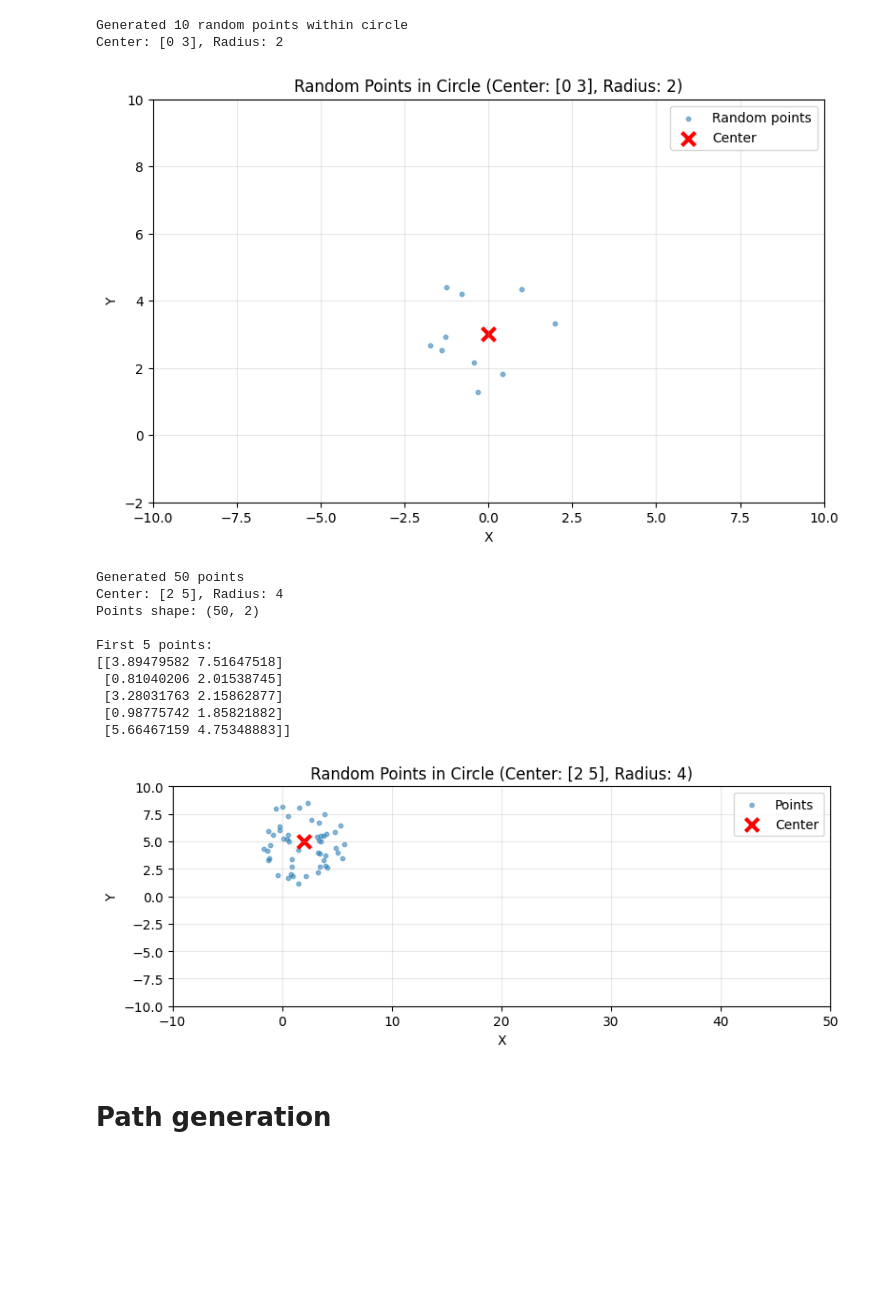
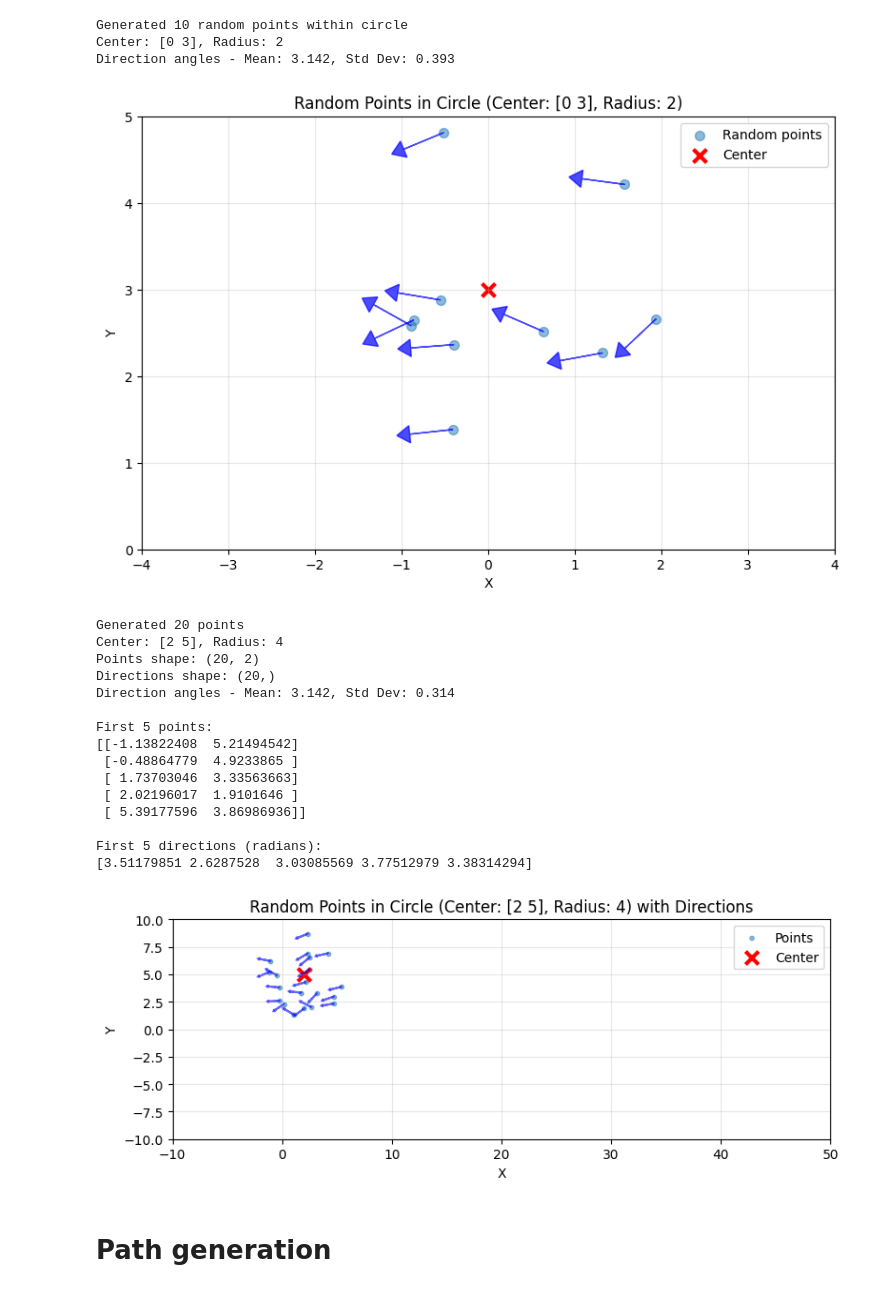
Before and after one commit to aldajo92/DockingAlgorithmEafit, a Jupyter notebook: Main.ipynb, the cells around one changed output. Drawn from its saved outputs; the diff is of its cells as text; code cells hidden in the pictures; blank space fills up the shorter version.

Commit message:
chore: added path based on [X,Y,theta]

```diff
--- a/Main.ipynb
+++ b/Main.ipynb
@@ -3,60 +3,76 @@ import numpy as np
 import matplotlib.pyplot as plt
 from scipy.interpolate import CubicSpline
 # %%
-
 size_points = 10
 media_point = np.array([0, 3])
 radius_point = 2
 
 # Generate random points uniformly distributed within a circle
-# Use polar coordinates: random radius and random angle
+# Use polar coordinates: random radius and random angle for POSITION only
 random_r = np.sqrt(np.random.uniform(0, 1, size_points)) * radius_point
-random_theta = np.random.uniform(0, 2 * np.pi, size_points)
+random_theta_position = np.random.uniform(0, 2 * np.pi, size_points)
 
 # Convert to Cartesian coordinates and add center offset
-random_x = media_point[0] + random_r * np.cos(random_theta)
-random_y = media_point[1] + random_r * np.sin(random_theta)
+random_x = media_point[0] + random_r * np.cos(random_theta_position)
+random_y = media_point[1] + random_r * np.sin(random_theta_position)
 
-# Combine into array of points
-random_points = np.column_stack((random_x, random_y))
+# Parameters for normal distribution of DIRECTION angles
+median_angle = np.pi  # Median angle (e.g., π = left direction)
+std_dev_angle = np.pi / 8  # Standard deviation (e.g., π/4 = 45 degrees)
+
+# Generate random theta values for DIRECTION using normal distribution
+random_theta = np.random.normal(median_angle, std_dev_angle, size_points)
+
+# Combine into array of points (x, y)
+random_points = np.column_stack((random_x, random_y, random_theta))
 
 print(f"Generated {size_points} random points within circle")
 print(f"Center: {media_point}, Radius: {radius_point}")
+print(f"Direction angles - Mean: {median_angle:.3f}, Std Dev: {std_dev_angle:.3f}")
 # %% [output]
 Generated 10 random points within circle
 Center: [0 3], Radius: 2
+Direction angles - Mean: 3.142, Std Dev: 0.393
 # %%
 # Control axis limits
-x_min, x_max = -10, 10
-y_min, y_max = -2, 10
+x_min, x_max = -4, 4
+y_min, y_max = -0, 5
 
 # Create figure and plot
 fig, ax = plt.subplots(figsize=(8, 8))
 
 # Plot random points
-ax.scatter(random_points[:, 0], random_points[:, 1], alpha=0.5, s=10, label='Random points')
+ax.scatter(random_points[:, 0], random_points[:, 1], alpha=0.5, s=50, label='Random points', zorder=3)
+
+# Plot direction arrows for each point
+arrow_length = 0.5
+for i in range(len(random_points)):
+    x, y, theta = random_points[i]
+    dx = arrow_length * np.cos(theta)
+    dy = arrow_length * np.sin(theta)
+    ax.arrow(x, y, dx, dy, head_width=0.2, head_length=0.15, fc='blue', ec='blue', alpha=0.7, zorder=4)
 
 # Plot center point
 ax.scatter(media_point[0], media_point[1], color='red', s=100, marker='x', linewidths=3, label='Center')
 
 # # Draw circle boundary
 # circle = plt.Circle((media_point[0], media_point[1]), radius_point, color='red', fill=False, linestyle='--', linewidth=2, label='Boundary')
 # ax.add_patch(circle)
 
 # Set axis limits
 ax.set_xlim(x_min, x_max)
 ax.set_ylim(y_min, y_max)
 
 # Labels and formatting
 ax.set_xlabel('X')
 ax.set_ylabel('Y')
 ax.set_title(f'Random Points in Circle (Center: {media_point}, Radius: {radius_point})')
 ax.set_aspect('equal')
 ax.grid(True, alpha=0.3)
 ax.legend()
 
 plt.tight_layout()
 plt.show()
 # %% [output]
-[figure, old version]
+[figure, new version]
 # %%
@@ -124,28 +185,47 @@ def generate_spline_path(start_point, spline_points, target_point, num_points=30
 # %%
 # Test the functions
 test_media = np.array([2, 5])
-test_size = 50
+test_size = 20
 test_radius = 4
+test_median_angle = np.pi  # pointing left
+test_std_dev_angle = np.pi / 10  # 45 degrees spread
 
-test_points = generate_random_points_in_circle(test_media, test_size, test_radius)
+test_points, test_directions = generate_random_points_in_circle(
+    test_media, test_size, test_radius, test_median_angle, test_std_dev_angle
+)
 
 print(f"Generated {test_size} points")
 print(f"Center: {test_media}, Radius: {test_radius}")
 print(f"Points shape: {test_points.shape}")
+print(f"Directions shape: {test_directions.shape}")
+print(f"Direction angles - Mean: {test_median_angle:.3f}, Std Dev: {test_std_dev_angle:.3f}")
 print(f"\nFirst 5 points:\n{test_points[:5]}")
+print(f"\nFirst 5 directions (radians):\n{test_directions[:5]}")
 
-plot_points_in_circle(test_points, test_media, test_radius, x_range=(-10, 50), y_range=(-10, 10))
+plot_points_in_circle(
+    test_points, test_media, test_radius,
+    theta_directions=test_directions,
+    x_range=(-10, 50), y_range=(-10, 10),
+    show_arrows=True,
+    show_circle=False,
+    arrow_length=1.0
+)
 # %% [output]
-Generated 50 points
+Generated 20 points
 Center: [2 5], Radius: 4
-Points shape: (50, 2)
+Points shape: (20, 2)
+Directions shape: (20,)
+Direction angles - Mean: 3.142, Std Dev: 0.314
 
 First 5 points:
-[[3.89479582 7.51647518]
- [0.81040206 2.01538745]
- [3.28031763 2.15862877]
- [0.98775742 1.85821882]
- [5.66467159 4.75348883]]
+[[-1.13822408  5.21494542]
+ [-0.48864779  4.9233865 ]
+ [ 1.73703046  3.33563663]
+ [ 2.02196017  1.9101646 ]
+ [ 5.39177596  3.86986936]]
+
+First 5 directions (radians):
+[3.51179851 2.6287528  3.03085569 3.77512979 3.38314294]
-[figure, old version]
+[figure, new version]
 # %% [markdown]
 # Path generation
```
Also changed, not shown: parts of 12 cells of this notebook.
